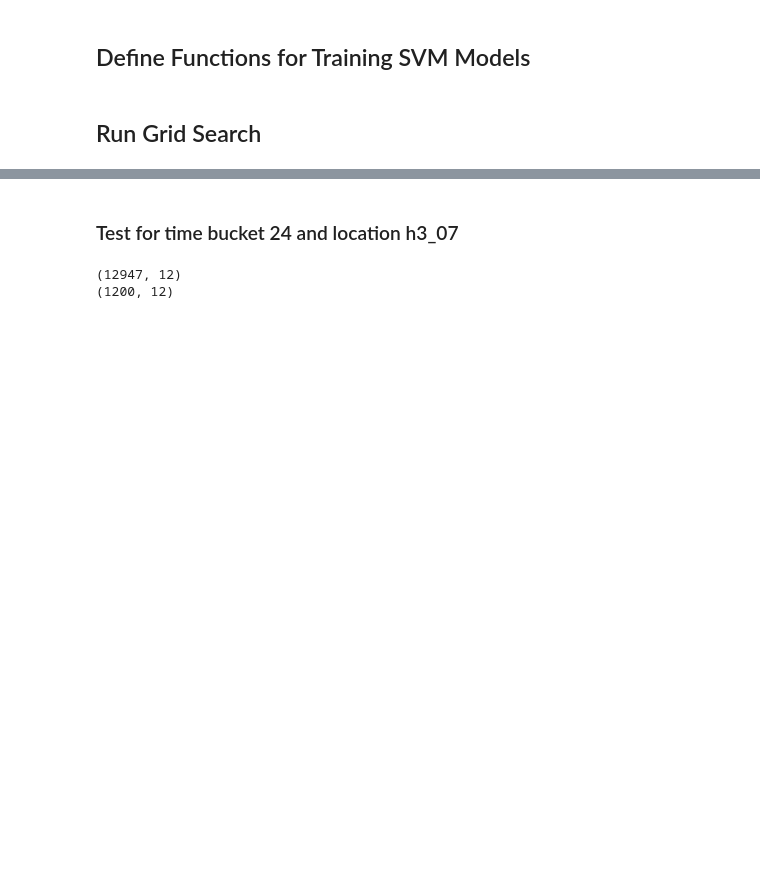
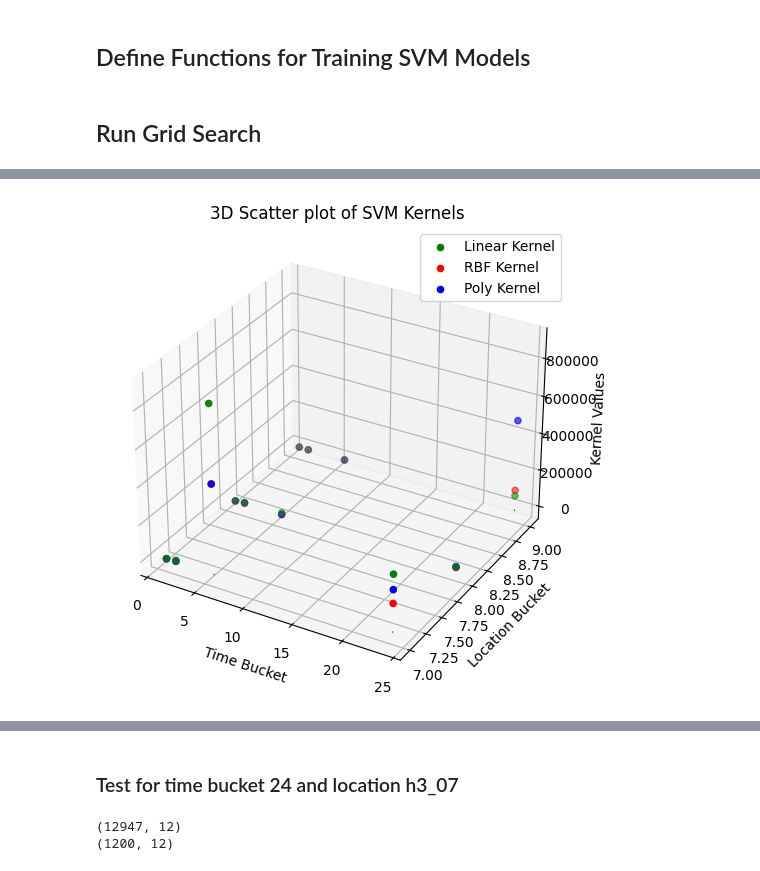
Before and after one commit to Jerematix/aaa, a Jupyter notebook: notebooks/4_predictive_analysis/01_SVM.ipynb, the cells around one changed output, grey strips where cells are left out. Saved outputs shown, nothing was run; the diff lists cells and outputs as text; code cells hidden in the pictures; blank space fills up the shorter version.

```diff
--- a/notebooks/4_predictive_analysis/01_SVM.ipynb
+++ b/notebooks/4_predictive_analysis/01_SVM.ipynb
@@ -184,0 +188,3 @@ results_df.to_csv("../../data/predictive/SVR_results_10000.csv", index=False)
+# %%
+results_df = pd.read_csv("../../data/predictive/SVR_results_50000.csv")
+results_df
@@ -184,0 +205,6 @@ results_df.to_csv("../../data/predictive/SVR_results_10000.csv", index=False)
+# %%
+result_graph_df = results_df
+result_graph_df["linear_svr_best_score"] = result_graph_df["linear_svr_best_score"].round(2)*-1
+result_graph_df["poly_svr_best_score"] = result_graph_df["poly_svr_best_score"].round(2)*-1
+result_graph_df["rbf_svr_best_score"] = result_graph_df["rbf_svr_best_score"].round(2)*-1
+result_graph_df
@@ -184,0 +225,30 @@ results_df.to_csv("../../data/predictive/SVR_results_10000.csv", index=False)
+# %%
+import matplotlib.pyplot as plt
+from mpl_toolkits.mplot3d import Axes3D
+import numpy as np
+
+fig = plt.figure(figsize=(8, 6))
+ax = fig.add_subplot(111, projection='3d')
+
+# Now you can proceed with your 3D scatter plot a
+
+# Create the scatter plot
+ax.scatter(result_graph_df['time_bucket_length'], result_graph_df['location_bucket'].apply(lambda x: int(x[-1])), result_graph_df['linear_svr_best_score'], color='green', label='Linear Kernel')
+ax.scatter(result_graph_df['time_bucket_length'], result_graph_df['location_bucket'].apply(lambda x: int(x[-1])), result_graph_df['rbf_svr_best_score'], color='red', label='RBF Kernel')
+ax.scatter(result_graph_df['time_bucket_length'], result_graph_df['location_bucket'].apply(lambda x: int(x[-1])), result_graph_df['poly_svr_best_score'], color='blue', label='Poly Kernel')
+
+# Add z-axis lines for each point
+for x, y in zip(result_graph_df['time_bucket_length'], result_graph_df['location_bucket'].apply(lambda x: int(x[-1]))):
+    ax.plot([x, x], [y, y], [0, -5000], color='black', linewidth=0.5)
+
+
+# Set labels
+ax.set_xlabel('Time Bucket')
+ax.set_ylabel('Location Bucket')
+ax.set_zlabel('Kernel Values')
+
+plt.title('3D Scatter plot of SVM Kernels')
+plt.legend()
+plt.show()
+# %% [output]
+[figure, added]
```
Also changed, not shown: parts of 25 cells of this notebook, 2 other files.
